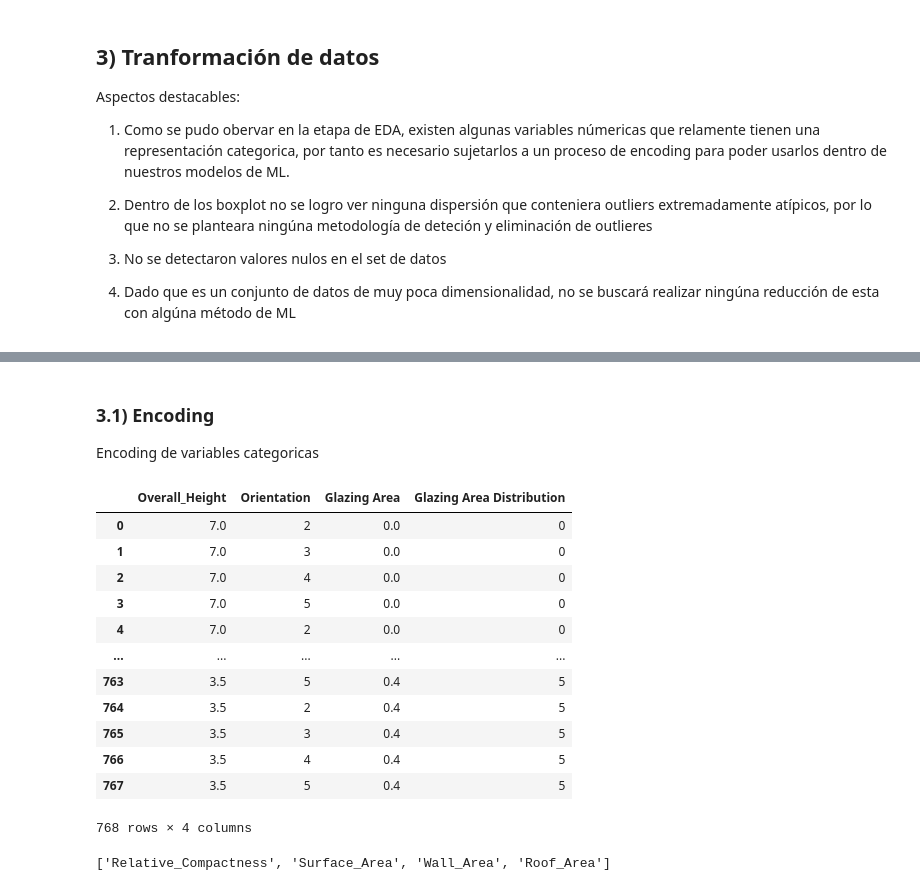
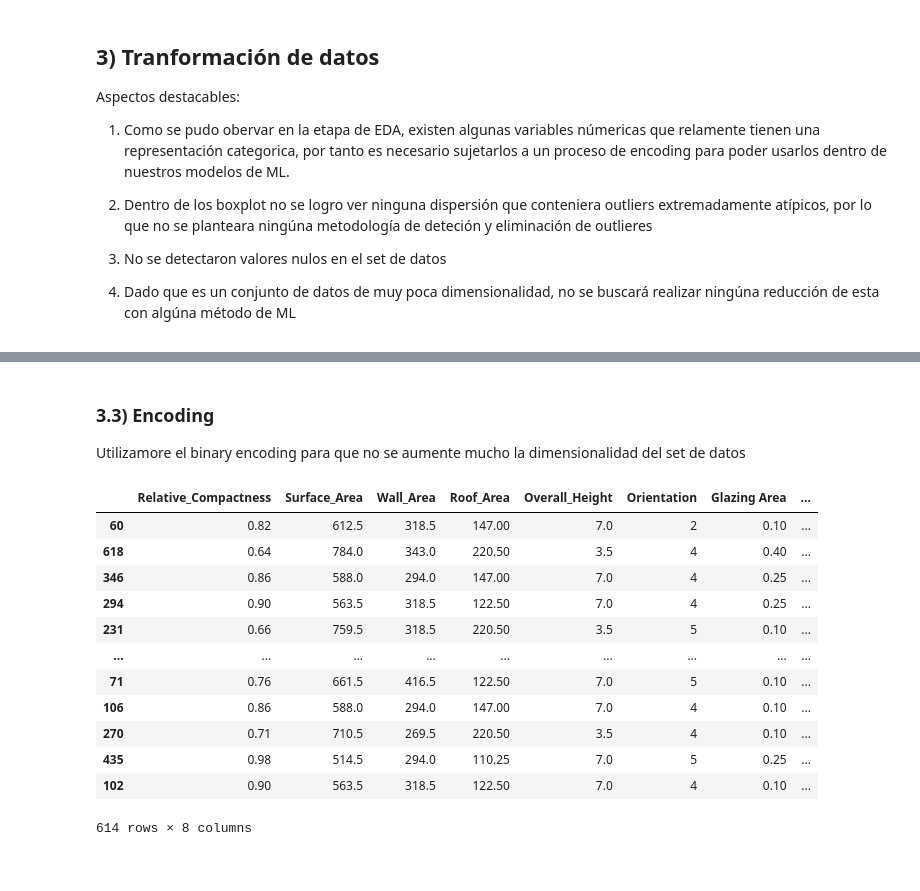
Before and after one commit to jmanuelc87/machine-learning-operations, a Jupyter notebook: mlops/notebooks/Experimental ML Process.ipynb, the cells around one changed output, grey strips where cells are left out. Saved outputs shown, nothing was run; the diff lists cells and outputs as text; code cells hidden in the pictures.

Commit message:
Copletamos la etapa de tranformacion de datos

```diff
--- a/mlops/notebooks/Experimental ML Process.ipynb
+++ b/mlops/notebooks/Experimental ML Process.ipynb
@@ -328,22 +310,0 @@ dataset[""]
-# %% [markdown]
-### 3.1) Encoding
-Encoding de variables categoricas
-# %%
-# 1) Asilamiento de variables categoricas
-categorical_variables = dataset.drop(columns=numeric_features.columns.to_list()) # Eliminacion de variables numericas
-categorical_variables.drop(columns=["Heating Load","Cooling Load"], inplace=True) # Eliminacion de variables objetivo
-categorical_variables
-# %% [output]
-|  | Overall_Height | Orientation | Glazing Area | Glazing Area Distribution |
-| 0 | 7.0 | 2 | 0.0 | 0 |
-| 1 | 7.0 | 3 | 0.0 | 0 |
-| 2 | 7.0 | 4 | 0.0 | 0 |
-| 3 | 7.0 | 5 | 0.0 | 0 |
-| 4 | 7.0 | 2 | 0.0 | 0 |
-| ... | ... | ... | ... | ... |
-| 763 | 3.5 | 5 | 0.4 | 5 |
-| 764 | 3.5 | 2 | 0.4 | 5 |
-| 765 | 3.5 | 3 | 0.4 | 5 |
-| 766 | 3.5 | 4 | 0.4 | 5 |
-| 767 | 3.5 | 5 | 0.4 | 5 |
-768 rows × 4 columns
@@ -352,4 +311,19 @@ categorical_variables
-# %%
-numeric_features.columns.to_list()
-# %% [output]
-['Relative_Compactness', 'Surface_Area', 'Wall_Area', 'Roof_Area']
+# %% [markdown]
+### 3.3) Encoding
+Utilizamore el binary encoding para que no se aumente mucho la dimensionalidad del set de datos
+# %%
+X_train
+# %% [output]
+|  | Relative_Compactness | Surface_Area | Wall_Area | Roof_Area | Overall_Height | Orientation | Glazing Area | ... |
+| 60 | 0.82 | 612.5 | 318.5 | 147.00 | 7.0 | 2 | 0.10 | ... |
+| 618 | 0.64 | 784.0 | 343.0 | 220.50 | 3.5 | 4 | 0.40 | ... |
+| 346 | 0.86 | 588.0 | 294.0 | 147.00 | 7.0 | 4 | 0.25 | ... |
+| 294 | 0.90 | 563.5 | 318.5 | 122.50 | 7.0 | 4 | 0.25 | ... |
+| 231 | 0.66 | 759.5 | 318.5 | 220.50 | 3.5 | 5 | 0.10 | ... |
+| ... | ... | ... | ... | ... | ... | ... | ... | ... |
+| 71 | 0.76 | 661.5 | 416.5 | 122.50 | 7.0 | 5 | 0.10 | ... |
+| 106 | 0.86 | 588.0 | 294.0 | 147.00 | 7.0 | 4 | 0.10 | ... |
+| 270 | 0.71 | 710.5 | 269.5 | 220.50 | 3.5 | 4 | 0.10 | ... |
+| 435 | 0.98 | 514.5 | 294.0 | 110.25 | 7.0 | 5 | 0.25 | ... |
+| 102 | 0.90 | 563.5 | 318.5 | 122.50 | 7.0 | 4 | 0.10 | ... |
+614 rows × 8 columns
```
Also changed, not shown: parts of 16 cells of this notebook.
